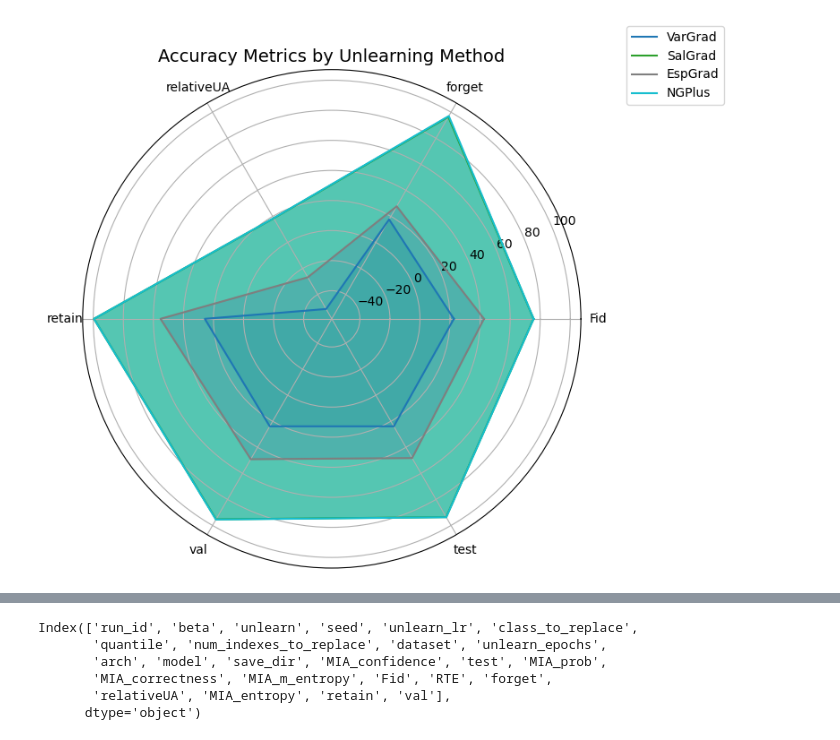
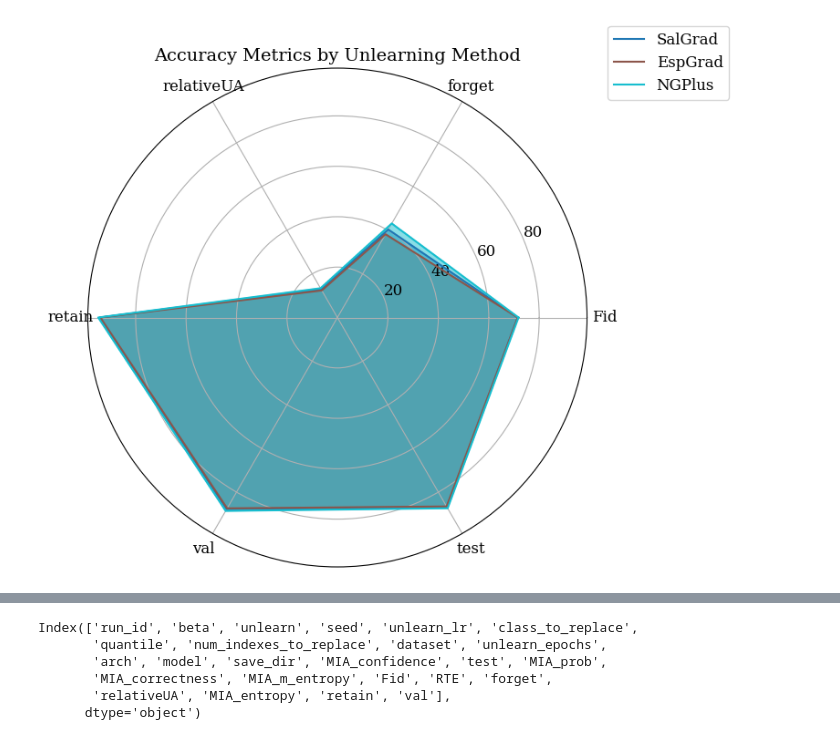
Before and after one commit to owl1996/UnlearningFocusVector, a Jupyter notebook: parse_results copy.ipynb, the cells around one changed output, grey strips where cells are left out. Cells and saved outputs as stored; diff of their text form; code cells hidden in the pictures.

```diff
--- a/parse_results copy.ipynb
+++ b/parse_results copy.ipynb
@@ -4,7 +4,7 @@ import pandas as pd
 from yaml import safe_load
 
 # Dossier contenant les runs MLflow (expérience 0)
-mlruns_path = "mlruns3/0"
+mlruns_path = "mlruns/0"
 
 # Liste pour stocker les données combinées
 combined_data = []
@@ -100,7 +100,7 @@ import matplotlib.pyplot as plt
 import numpy as np
 
 df = combined_df.copy()
-df = df[(df["num_indexes_to_replace"] == "4500")]
+df = df[(df["num_indexes_to_replace"] == "1900")]
 # df['relativeUA'] = 100 - df['relativeUA'].astype(float)
 print(len(df))
 
@@ -108,7 +108,7 @@ print(len(df))
 accuracy_cols = ['Fid','forget',
        'relativeUA', 'retain', 'val', 'test']
 methods = df["unlearn"].unique()
-methods = ["VarGrad", "SalGrad", "ProbGrad", "EspGrad", "NGPlus"]
+methods = ["SalGrad", "EspGrad", "NGPlus"]
 
 # --- Étape 2 : calcul des moyennes par méthode ---
 method_means = df.groupby("unlearn")[accuracy_cols].mean()
@@ -149,4 +148,4 @@ Warning: Method 'ProbGrad' not found in the DataFrame.
-[figure, old version]
+[figure, new version]
 # %%
 df[df["unlearn"] == "EspGrad"]
 # %% [output]
```
Also changed, not shown: parts of 10 cells of this notebook, 26 other files.
